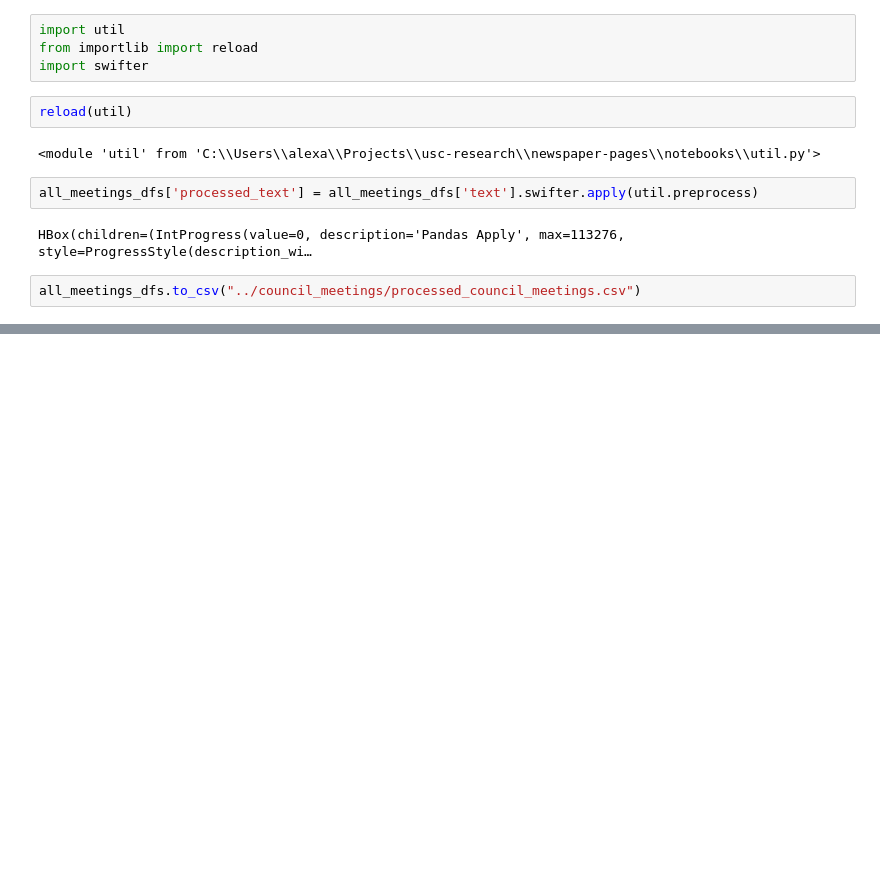
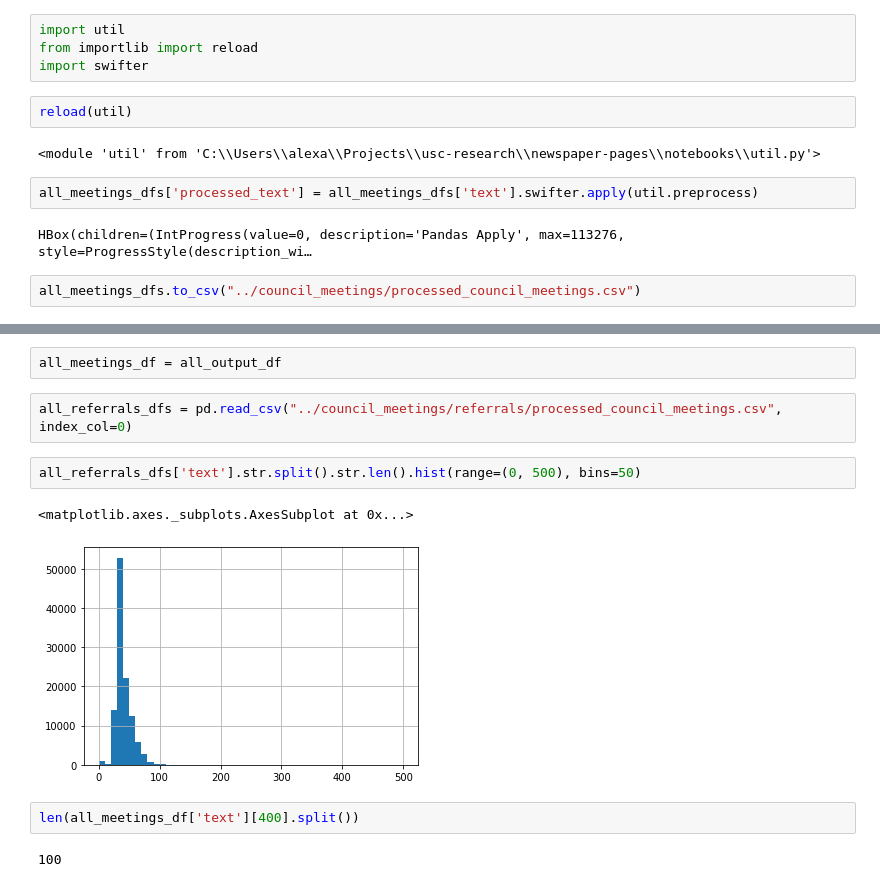
Before and after one commit to alex2awesome/newspaper-pages, a Jupyter notebook: notebooks/2019-09-01__city-council-meetings.ipynb, the cells around one changed output, grey strips where cells are left out. Saved outputs shown, nothing was run; the diff lists cells and outputs as text; blank space fills up the shorter version.

```diff
--- a/notebooks/2019-09-01__city-council-meetings.ipynb
+++ b/notebooks/2019-09-01__city-council-meetings.ipynb
@@ -93,0 +164,13 @@ all_meetings_dfs.to_csv("../council_meetings/processed_council_meetings.csv")
+# %%
+all_meetings_df = all_output_df
+# %%
+all_referrals_dfs = pd.read_csv("../council_meetings/referrals/processed_council_meetings.csv", index_col=0)
+# %%
+all_referrals_dfs['text'].str.split().str.len().hist(range=(0, 500), bins=50)
+# %% [output]
+<matplotlib.axes._subplots.AxesSubplot at 0x...>
+[figure, added]
+# %%
+len(all_meetings_df['text'][400].split())
+# %% [output]
+100
```
Also changed, not shown: parts of 19 cells of this notebook, 22 other files.
